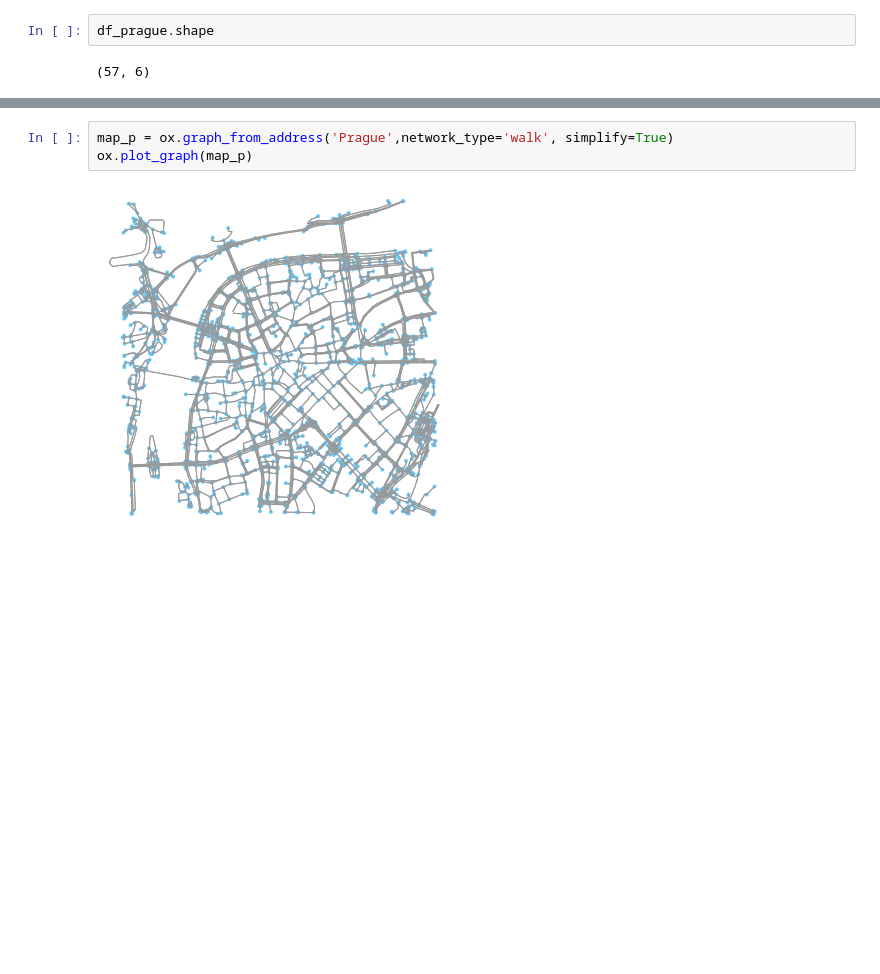
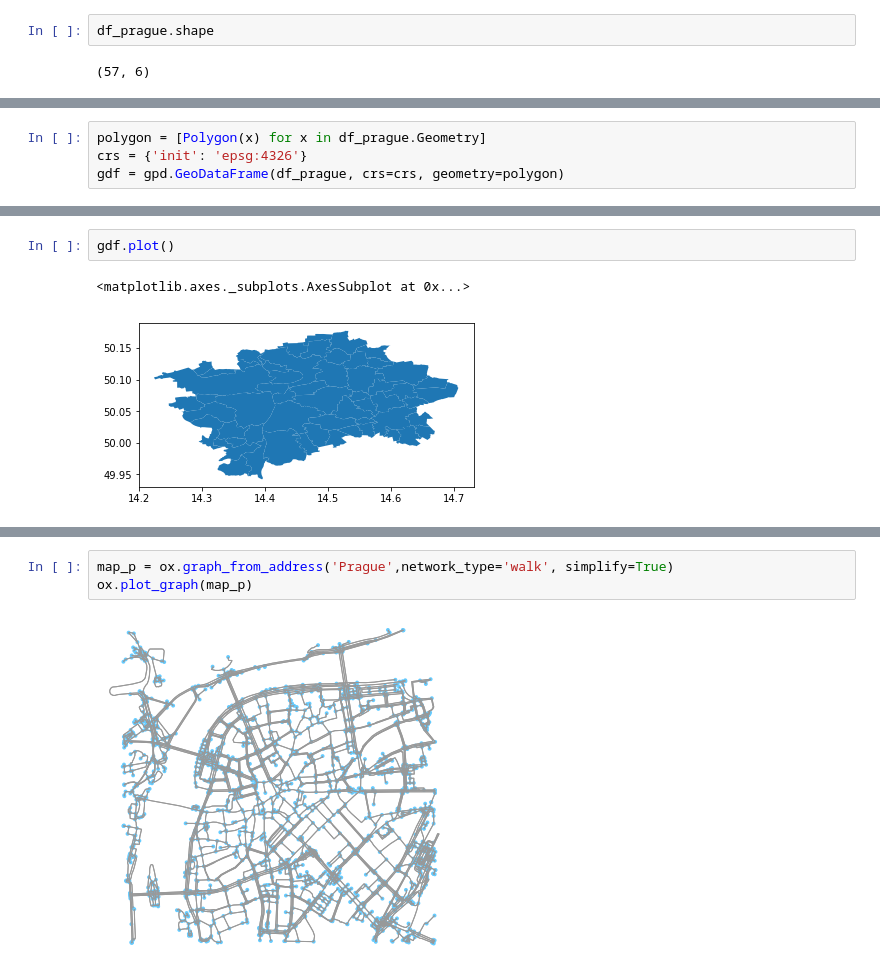
Before and after one commit to tonnyeremin/Urban-Data-Science, a Jupyter notebook: Walking Accessibility.ipynb, the cells around one changed output, grey strips where cells are left out. Saved outputs shown, nothing was run; the diff lists cells and outputs as text; blank space fills up the shorter version.

```diff
--- a/Walking Accessibility.ipynb
+++ b/Walking Accessibility.ipynb
@@ -280,0 +264,4 @@ m
+# %%
+polygon = [Polygon(x) for x in df_prague.Geometry]
+crs = {'init': 'epsg:4326'}
+gdf = gpd.GeoDataFrame(df_prague, crs=crs, geometry=polygon)
@@ -280,0 +278,5 @@ m
+# %%
+gdf.plot()
+# %% [output]
+<matplotlib.axes._subplots.AxesSubplot at 0x...>
+[figure, added]
```
Also changed, not shown: parts of 19 cells of this notebook.
